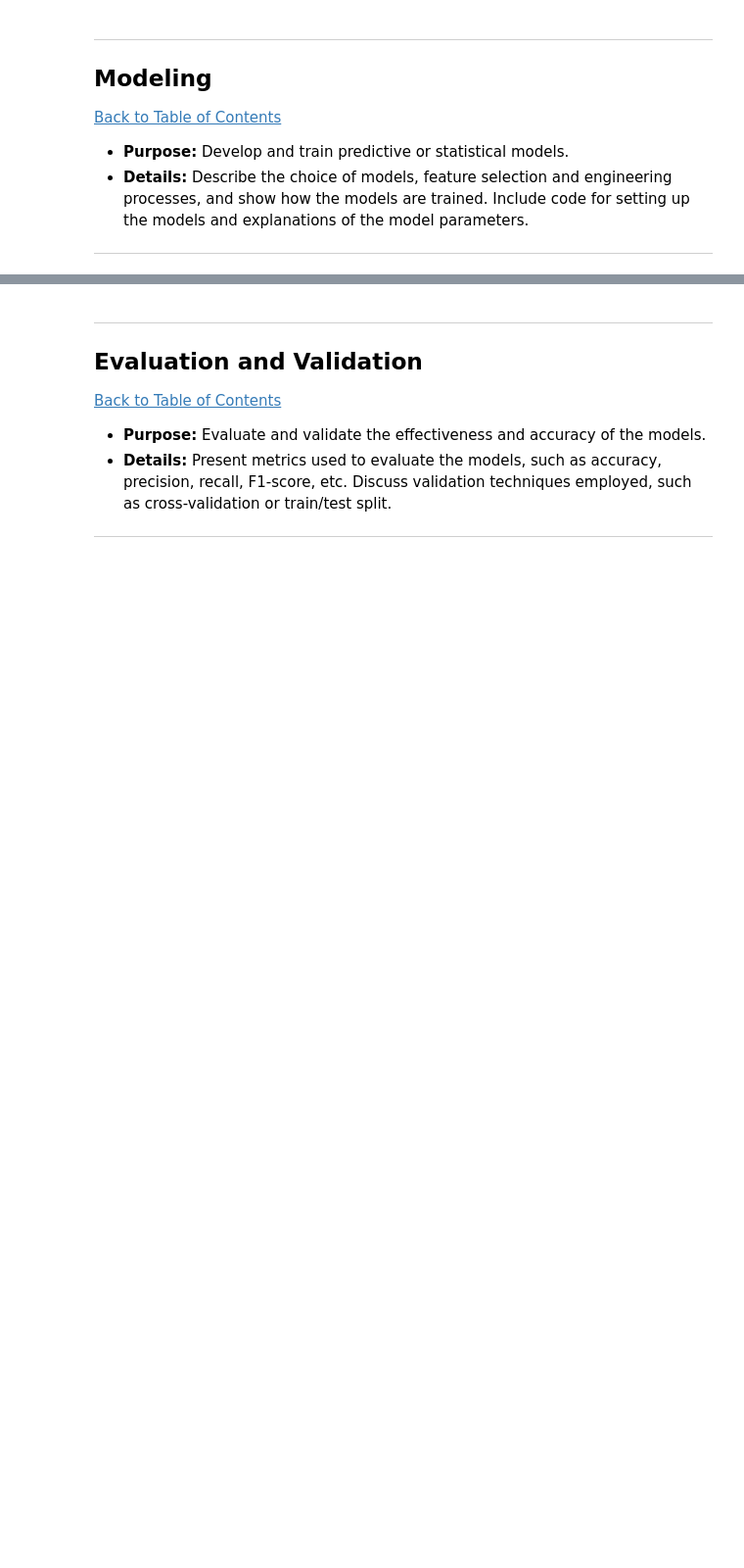
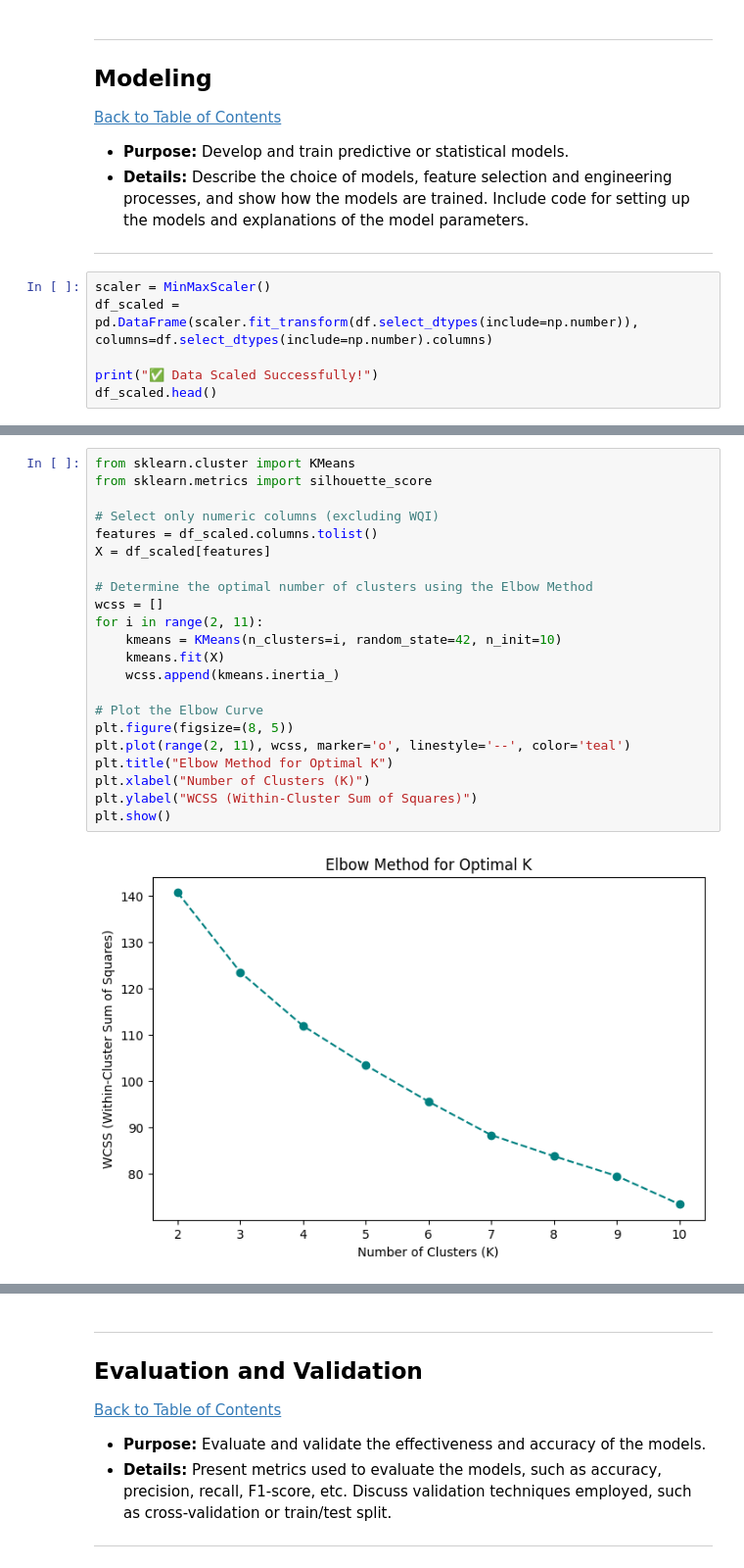
Before and after one commit to Jeremy809/Workplace, a Jupyter notebook: QCTO---Workplace-Module-Notebook-Template-4571.ipynb, the cells around one changed output, grey strips where cells are left out. Shown at 98% size. Drawn from its saved outputs; the diff is of its cells as text; blank space fills up the shorter version.

```diff
--- a/QCTO---Workplace-Module-Notebook-Template-4571.ipynb
+++ b/QCTO---Workplace-Module-Notebook-Template-4571.ipynb
@@ -459,3 +459,9 @@ plt.show()
 * **Purpose:** Develop and train predictive or statistical models.
 * **Details:** Describe the choice of models, feature selection and engineering processes, and show how the models are trained. Include code for setting up the models and explanations of the model parameters.
 ---
+# %%
+scaler = MinMaxScaler()
+df_scaled = pd.DataFrame(scaler.fit_transform(df.select_dtypes(include=np.number)), columns=df.select_dtypes(include=np.number).columns)
+
+print("✅ Data Scaled Successfully!")
+df_scaled.head()
@@ -461,0 +476,24 @@ plt.show()
+# %%
+from sklearn.cluster import KMeans
+from sklearn.metrics import silhouette_score
+
+# Select only numeric columns (excluding WQI)
+features = df_scaled.columns.tolist()
+X = df_scaled[features]
+
+# Determine the optimal number of clusters using the Elbow Method
+wcss = []
+for i in range(2, 11):
+    kmeans = KMeans(n_clusters=i, random_state=42, n_init=10)
+    kmeans.fit(X)
+    wcss.append(kmeans.inertia_)
+
+# Plot the Elbow Curve
+plt.figure(figsize=(8, 5))
+plt.plot(range(2, 11), wcss, marker='o', linestyle='--', color='teal')
+plt.title("Elbow Method for Optimal K")
+plt.xlabel("Number of Clusters (K)")
+plt.ylabel("WCSS (Within-Cluster Sum of Squares)")
+plt.show()
+# %% [output]
+[figure, added]
```
Also changed, not shown: parts of 2 cells of this notebook.
